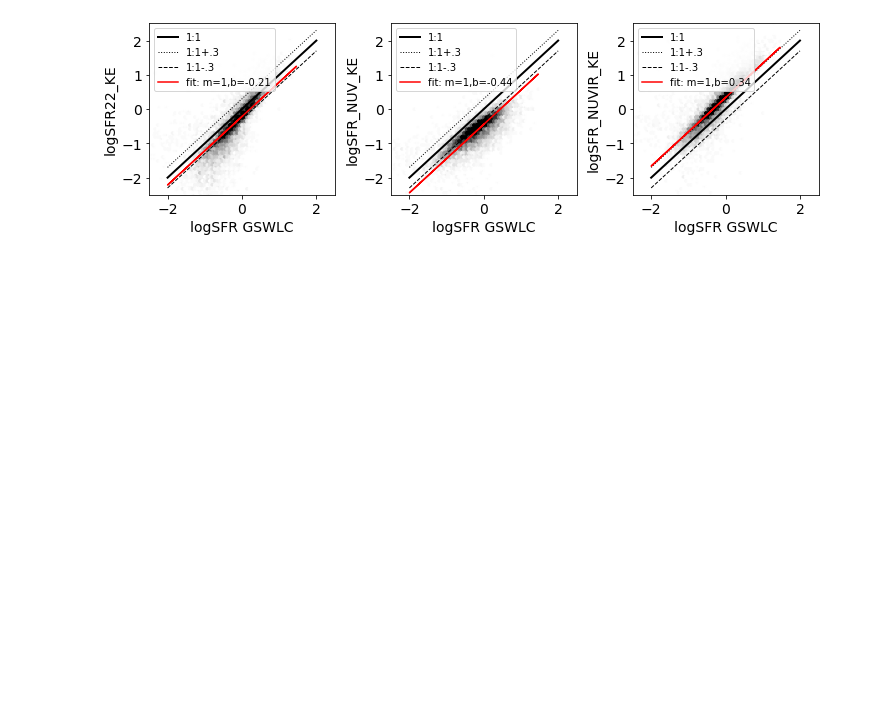
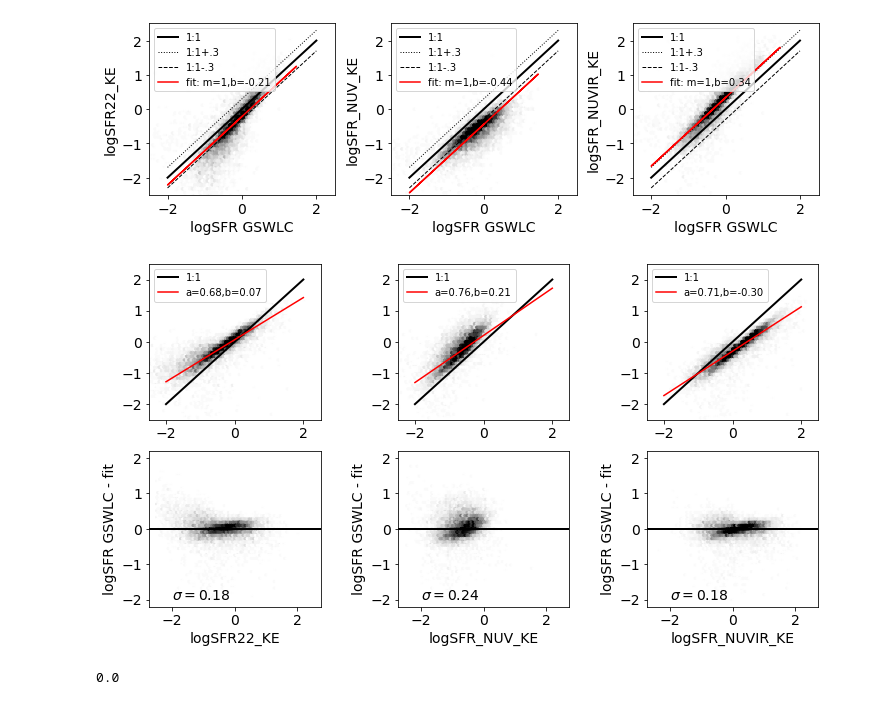
Before and after one commit to rfinn/APPSS, a Jupyter notebook: paper-plots-v1.ipynb, the cells around one changed output. Cells and saved outputs as stored; diff of their text form; code cells hidden in the pictures; blank space fills up the shorter version.

```diff
--- a/paper-plots-v1.ipynb
+++ b/paper-plots-v1.ipynb
@@ -913,3 +817,12 @@ fp.fit2_mstar_taylor()
 fp.compare_sfr()
 # %% [output]
 [figure]
+# %%
+%run ~/github/APPSS/a100sdss.py
+fp.fit_sfr()
+# %% [output]
+[figure, added]
+# %%
+np.max(fp.cat.SERSIC_ABSMAG[:,1])
+# %% [output]
+0.0
```
Also changed, not shown: parts of 10 cells of this notebook, 4 other files.
